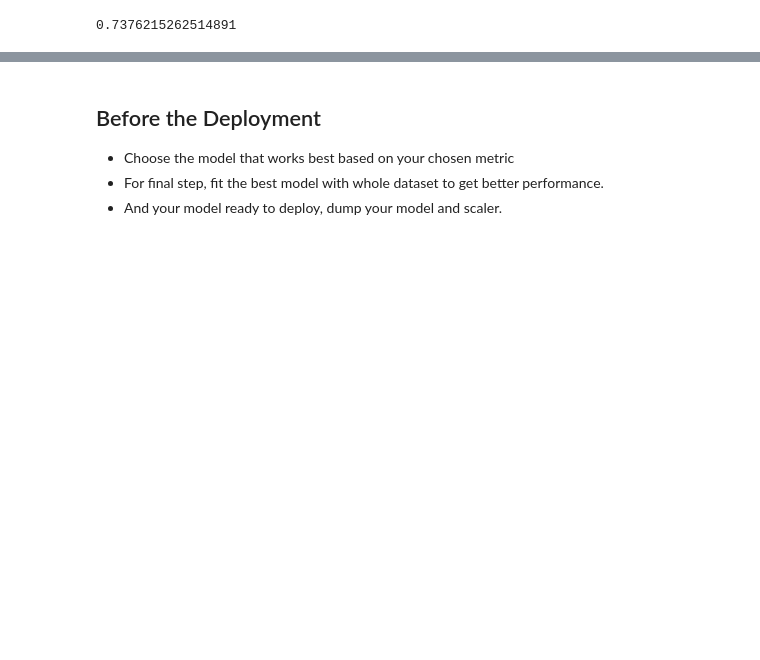
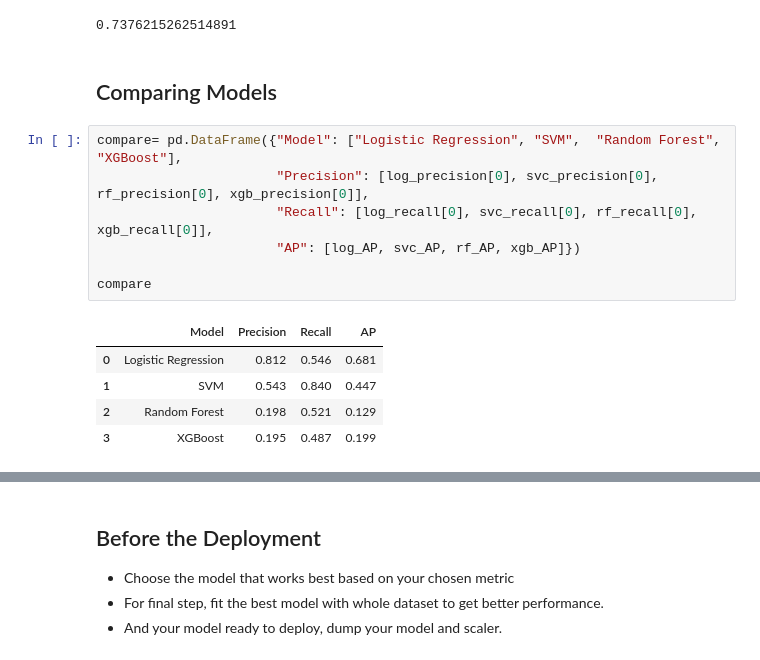
Before and after one commit to Nurdan10/ML_Projects, a Jupyter notebook: soldier_race_project_students_second.ipynb, the cells around one changed output, grey strips where cells are left out. Saved outputs shown, nothing was run; the diff lists cells and outputs as text; blank space fills up the shorter version.

```diff
--- a/soldier_race_project_students_second.ipynb
+++ b/soldier_race_project_students_second.ipynb
@@ -1637,3 +1980,18 @@ cohen_kappa_score?
 cohen_kappa_score(y_test, y_pred)
 # %% [output]
 0.7376215262514891
+# %% [markdown]
+## Comparing Models
+# %%
+compare= pd.DataFrame({"Model": ["Logistic Regression", "SVM",  "Random Forest", "XGBoost"],
+                       "Precision": [log_precision[0], svc_precision[0], rf_precision[0], xgb_precision[0]],
+                       "Recall": [log_recall[0], svc_recall[0], rf_recall[0], xgb_recall[0]],
+                       "AP": [log_AP, svc_AP, rf_AP, xgb_AP]})
+
+compare
+# %% [output]
+|  | Model | Precision | Recall | AP |
+| 0 | Logistic Regression | 0.812 | 0.546 | 0.681 |
+| 1 | SVM | 0.543 | 0.840 | 0.447 |
+| 2 | Random Forest | 0.198 | 0.521 | 0.129 |
+| 3 | XGBoost | 0.195 | 0.487 | 0.199 |
```
Also changed, not shown: parts of 47 cells of this notebook.
